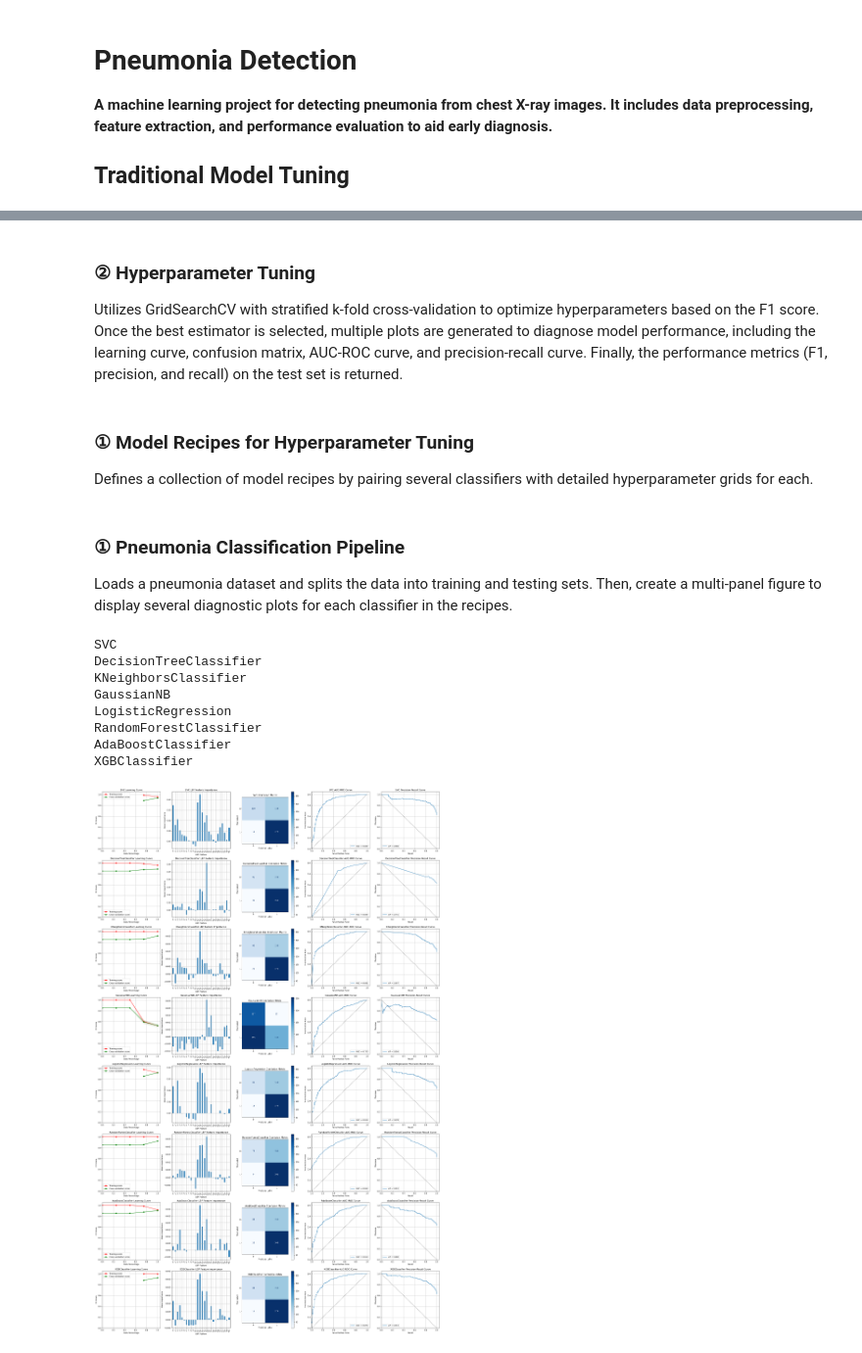
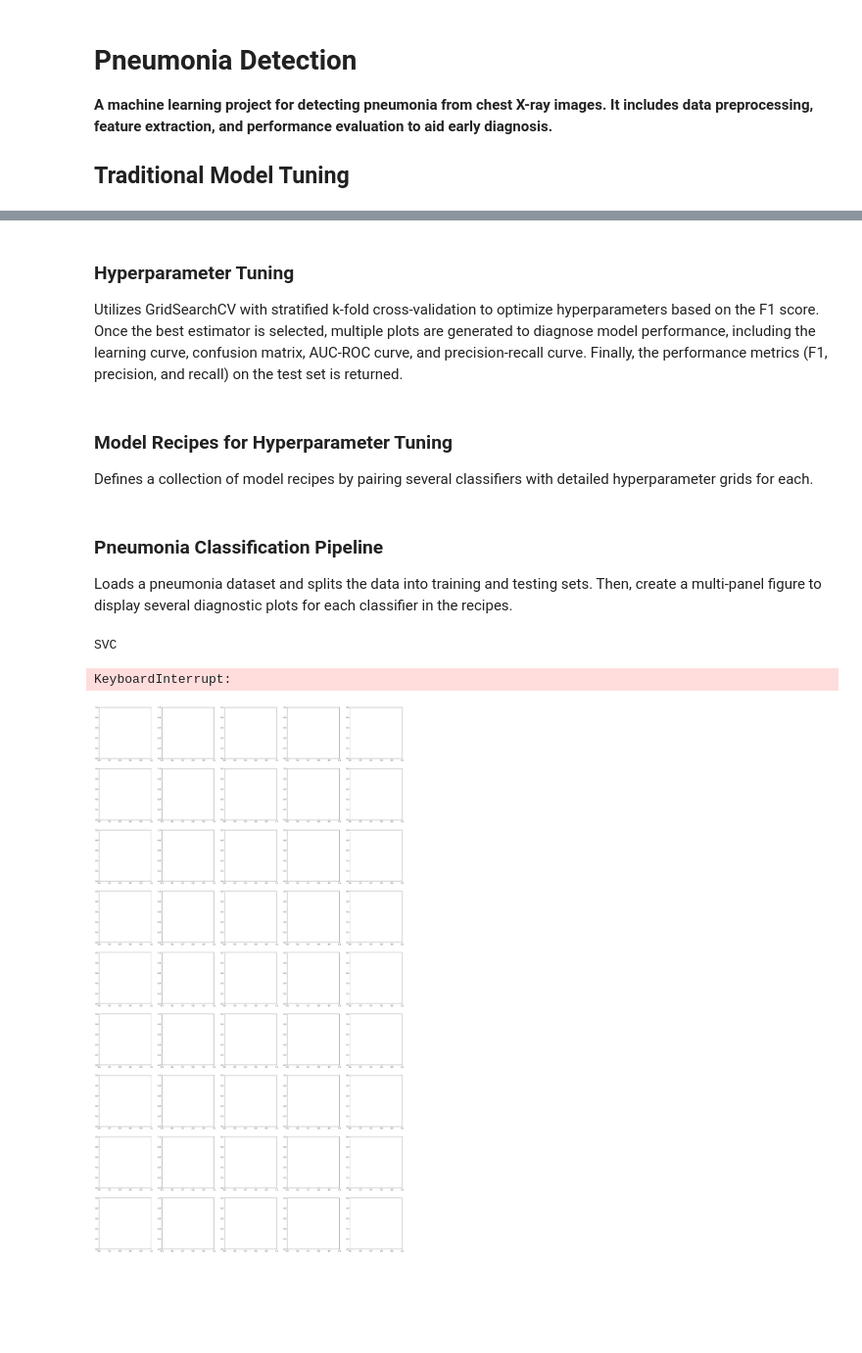
Before and after one commit to LuoZihYuan/Pneumonia-Detection, a Jupyter notebook: 2_base_model_tuning.ipynb, the cells around one changed output, grey strips where cells are left out. Shown at 98% size. Drawn from its saved outputs; the diff is of its cells as text; code cells hidden in the pictures; blank space fills up the shorter version.

```diff
--- a/2_base_model_tuning.ipynb
+++ b/2_base_model_tuning.ipynb
@@ -185,7 +185,7 @@ def plot_prcrcl_curve(
   ax.plot([0, 1], [1, 0], color="gray", linestyle="--")
   ax.legend(loc="lower left")
 # %% [markdown]
-### **② Hyperparameter Tuning**
+### **Hyperparameter Tuning**
 Utilizes GridSearchCV with stratified k-fold cross-validation to optimize hyperparameters based on the F1 score. Once the best estimator is selected, multiple plots are generated to diagnose model performance, including the learning curve, confusion matrix, AUC-ROC curve, and precision-recall curve. Finally, the performance metrics (F1, precision, and recall) on the test set is returned.
 # %%
 from contextlib import contextmanager
@@ -248,6 +258,6 @@ def tune_hyperparameter(
   ]
 # %% [markdown]
-### **① Model Recipes for Hyperparameter Tuning**
+### **Model Recipes for Hyperparameter Tuning**
 Defines a collection of model recipes by pairing several classifiers with detailed hyperparameter grids for each.
 # %%
 from sklearn.svm import SVC
@@ -256,6 +266,7 @@ from sklearn.ensemble import RandomForestClassifier, AdaBoostClassifier
 from sklearn.neighbors import KNeighborsClassifier
 from sklearn.naive_bayes import GaussianNB
 from sklearn.linear_model import LogisticRegression
+from sklearn.neural_network import MLPClassifier
 from xgboost import XGBClassifier
 
 recipes = [
@@ -346,34 +357,42 @@ recipes = [
       "reg_lambda": [1, 1.5, 2],  # L2 regularization term on weights
     },
   ),
+  (
+    MLPClassifier(random_state=42),
+    {
+      "hidden_layer_sizes": [(50,), (50, 25), (50, 25, 12)],
+      "activation": ["relu"],
+      "solver": ["adam"],
+      "alpha": [0.0001, 0.001],
+      "learning_rate": ["adaptive"],
+      "learning_rate_init": [0.001],
+      "batch_size": [64],
+      "early_stopping": [True],
+      "validation_fraction": [0.2],
+    },
+  ),
 ]
 # %% [markdown]
-### **① Pneumonia Classification Pipeline**
+### **Pneumonia Classification Pipeline**
 Loads a pneumonia dataset and splits the data into training and testing sets. Then, create a multi-panel figure to display several diagnostic plots for each classifier in the recipes.
 # %%
 from _data import load_pneumonia_1d
 
 fig, axs = plt.subplots(len(recipes), 5, figsize=(32.5, 6.5 * len(recipes)))
 train, test = load_pneumonia_1d(
   include_raw=False, include_hog=False, include_lbp=True, pca_mode="none"
 )
 X_train, y_train = np.split(train, [-1], axis=1)
 X_test, y_test = np.split(test, [-1], axis=1)
-test_score = pd.DataFrame(columns=["F1", "Precision", "Recall"])
+model_score_comparison = pd.DataFrame(columns=["F1", "Precision", "Recall", "Accuracy"])
 for index, (clf, grid) in enumerate(recipes):
   print(type(clf).__name__)
-  test_score.loc[type(clf).__name__] = tune_hyperparameter(
-    clf, grid, X_train, y_train.flatten(), X_test, y_test.flatten(), axs[index, :]
+  model_score_comparison.loc[type(clf).__name__] = tune_hyperparameter(
+    clf, grid, X_train, y_train.flatten(), X_test, y_test.flatten(), axes=axs[index, :]
   )
 plt.show()
 # %% [output]
 SVC
-DecisionTreeClassifier
-KNeighborsClassifier
-GaussianNB
-LogisticRegression
-RandomForestClassifier
-AdaBoostClassifier
-XGBClassifier
+KeyboardInterrupt:
-[figure, old version]
+[figure, new version]
 # %% [markdown]
```
Also changed, not shown: parts of 11 cells of this notebook, 1 other file.
